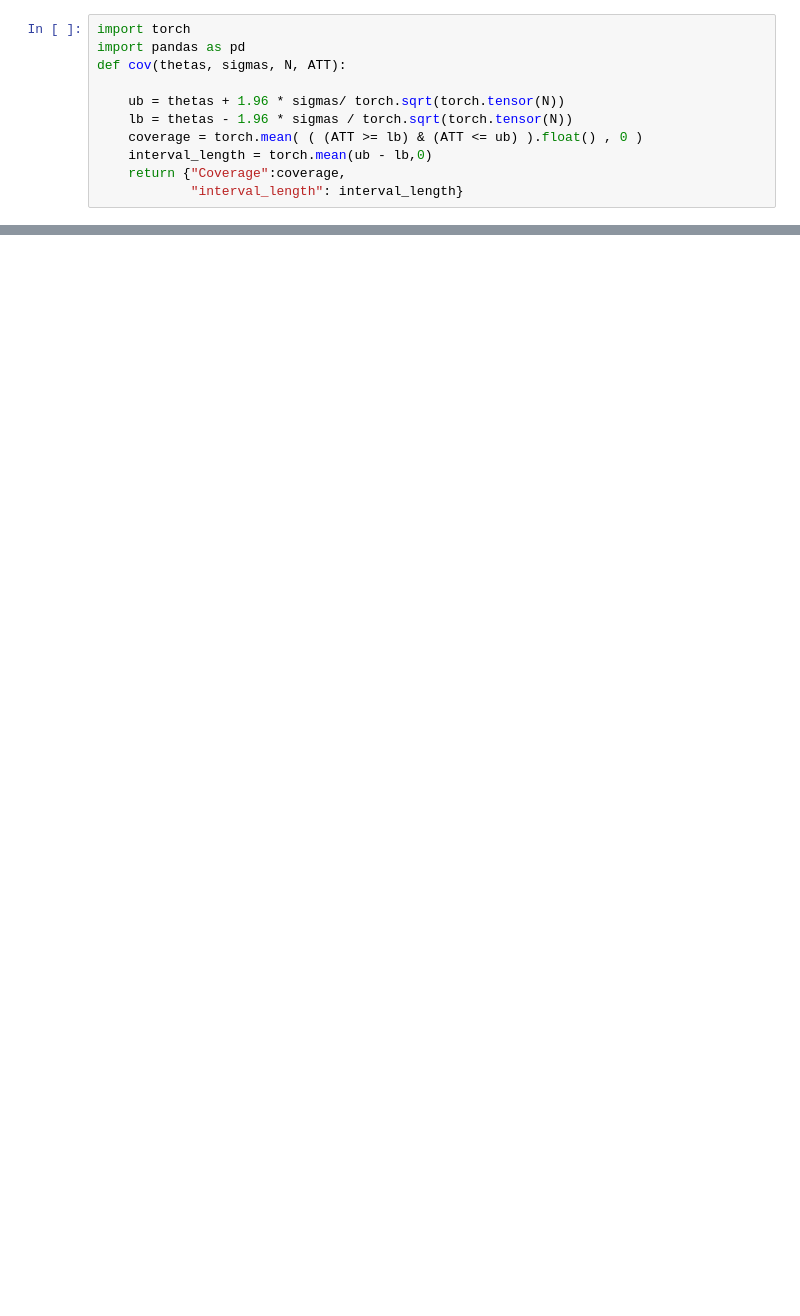
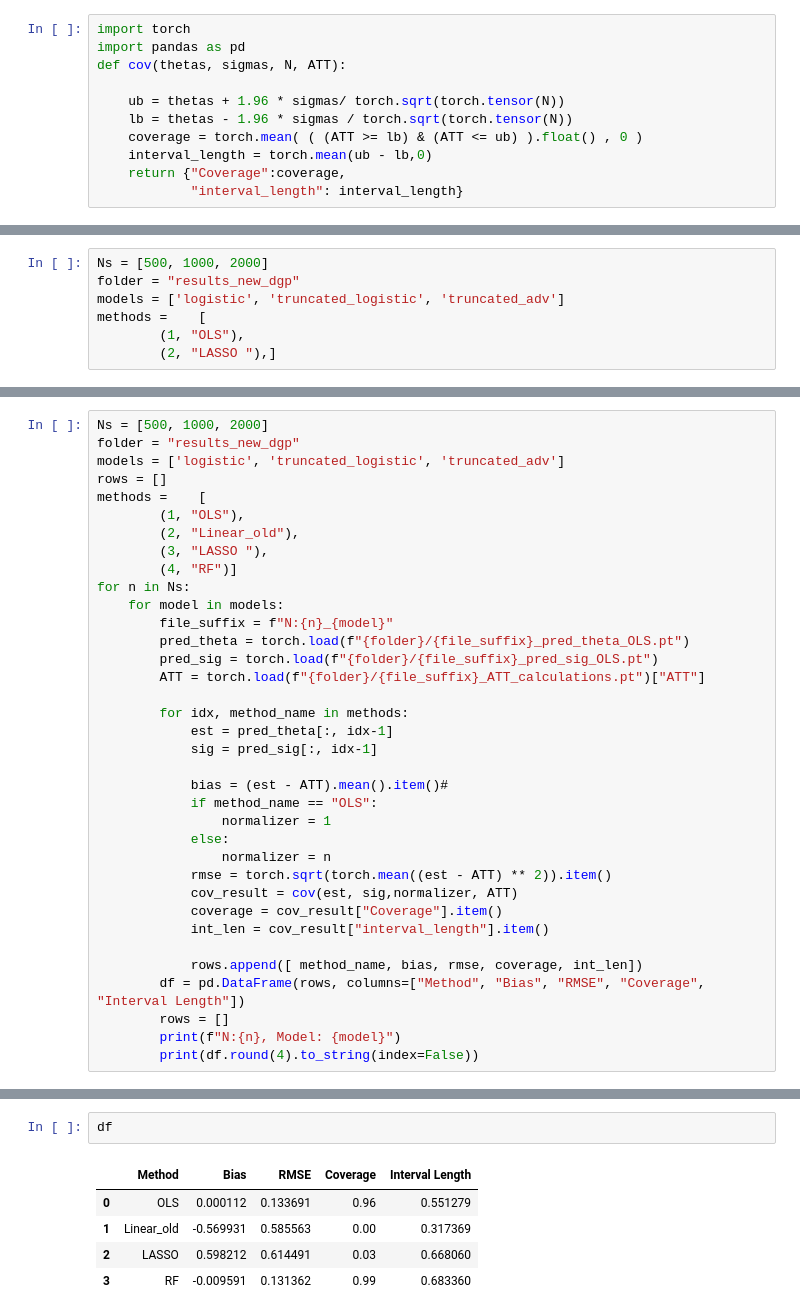
Before and after one commit to juhuijin633/NestedRiesz_Replication, a Jupyter notebook: DiD/tables.ipynb, the cells around one changed output, grey strips where cells are left out. Cells and saved outputs as stored; diff of their text form; blank space fills up the shorter version.

```diff
--- a/DiD/tables.ipynb
+++ b/DiD/tables.ipynb
@@ -157,0 +107,7 @@ LASSO Riesz  0.004812 0.120236      0.97         0.591864
+# %%
+Ns = [500, 1000, 2000]
+folder = "results_new_dgp"
+models = ['logistic', 'truncated_logistic', 'truncated_adv']
+methods =    [
+        (1, "OLS"),
+        (2, "LASSO "),]
@@ -157,0 +174,36 @@ LASSO Riesz  0.004812 0.120236      0.97         0.591864
+# %%
+Ns = [500, 1000, 2000]
+folder = "results_new_dgp"
+models = ['logistic', 'truncated_logistic', 'truncated_adv']
+rows = []
+methods =    [
+        (1, "OLS"),
+        (2, "Linear_old"),
+        (3, "LASSO "),
+        (4, "RF")]
+for n in Ns:
+    for model in models:
+        file_suffix = f"N:{n}_{model}"
+        pred_theta = torch.load(f"{folder}/{file_suffix}_pred_theta_OLS.pt")
+        pred_sig = torch.load(f"{folder}/{file_suffix}_pred_sig_OLS.pt")
+        ATT = torch.load(f"{folder}/{file_suffix}_ATT_calculations.pt")["ATT"]
+
+        for idx, method_name in methods:
+            est = pred_theta[:, idx-1]
+            sig = pred_sig[:, idx-1]
+
+            bias = (est - ATT).mean().item()#
+            if method_name == "OLS":
+                normalizer = 1
+            else:
+                normalizer = n
+            rmse = torch.sqrt(torch.mean((est - ATT) ** 2)).item()
+            cov_result = cov(est, sig,normalizer, ATT)
+            coverage = cov_result["Coverage"].item()
+            int_len = cov_result["interval_length"].item()
+
+            rows.append([ method_name, bias, rmse, coverage, int_len])
+        df = pd.DataFrame(rows, columns=["Method", "Bias", "RMSE", "Coverage", "Interval Length"])
+        rows = []
+        print(f"N:{n}, Model: {model}")
+        print(df.round(4).to_string(index=False))
@@ -157,0 +228,8 @@ LASSO Riesz  0.004812 0.120236      0.97         0.591864
+# %%
+df
+# %% [output]
+|  | Method | Bias | RMSE | Coverage | Interval Length |
+| 0 | OLS | 0.000112 | 0.133691 | 0.96 | 0.551279 |
+| 1 | Linear_old | -0.569931 | 0.585563 | 0.00 | 0.317369 |
+| 2 | LASSO | 0.598212 | 0.614491 | 0.03 | 0.668060 |
+| 3 | RF | -0.009591 | 0.131362 | 0.99 | 0.683360 |
```
Also changed, not shown: parts of 20 cells of this notebook, 13 other files.
